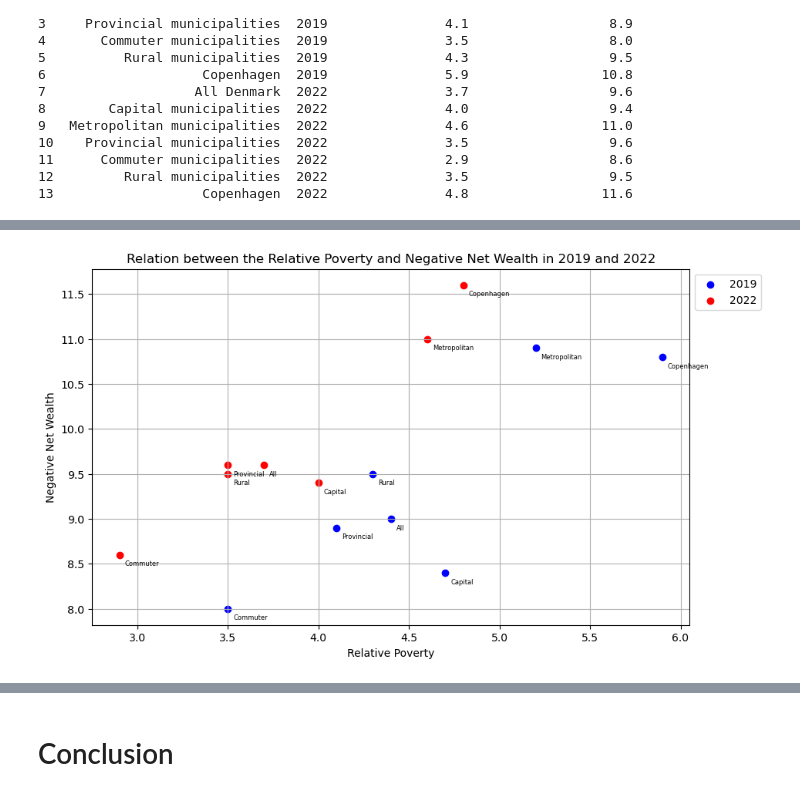
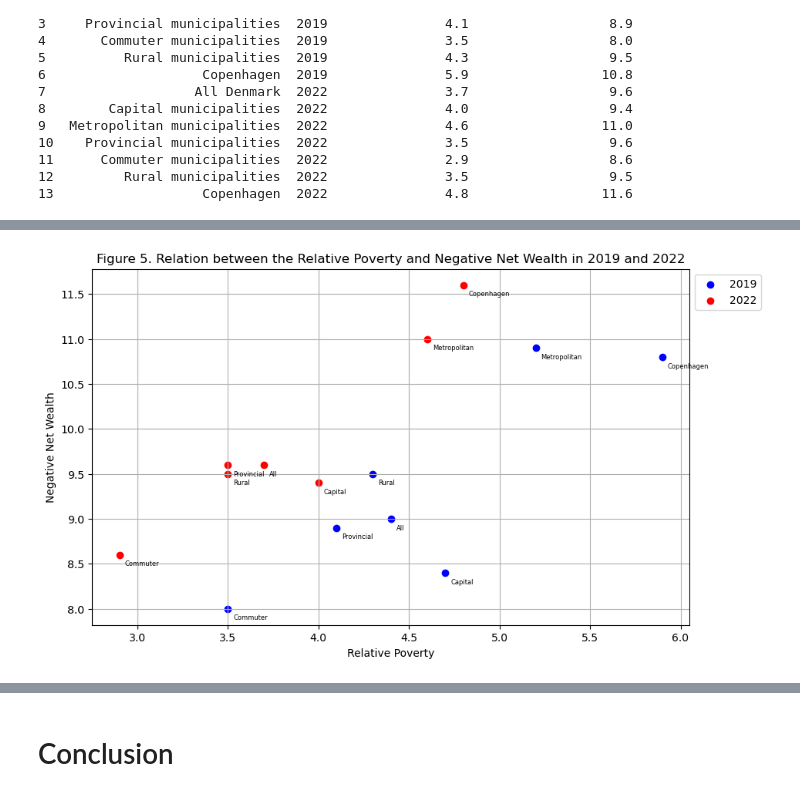
Before and after one commit to NumEconCopenhagen/projects-2024-petra-maritza-noah, a Jupyter notebook: dataproject/Maritza.ipynb, the cells around one changed output, grey strips where cells are left out. Cells and saved outputs as stored; diff of their text form; code cells hidden in the pictures.

Commit message:
new changes graph RP vs NNW

```diff
--- a/dataproject/Maritza.ipynb
+++ b/dataproject/Maritza.ipynb
@@ -493,4 +425,6 @@ plt.show()
 # %%
+#Ploting the relative poverty and negative net wealth for 2019 and 2022
+
 rp_nnw = merged_rp_nnw
 rp_nnw_2019 = merged_rp_nnw[merged_rp_nnw['year'] == 2019]
 rp_nnw_2022 = merged_rp_nnw[merged_rp_nnw['year'] == 2022]
@@ -498,32 +432,32 @@ rp_nnw_2022 = merged_rp_nnw[merged_rp_nnw['year'] == 2022]
 # Extract variables for 2019
 location_2019 = rp_nnw_2019['location']
 relative_poverty_2019 = rp_nnw_2019['relative_poverty']
 negative_net_wealth_2019 = rp_nnw_2019['negative_net_wealth']
 
 # Extract variables for 2022
 location_2022 = rp_nnw_2022['location']
 relative_poverty_2022 = rp_nnw_2022['relative_poverty']
 negative_net_wealth_2022 = rp_nnw_2022['negative_net_wealth']
 
 # Plot scatter plot for 2019 (blue color)
 plt.figure(figsize=(10, 6))
 plt.scatter(relative_poverty_2019, negative_net_wealth_2019, color='blue', label='2019')
 
 # Plot scatter plot for 2022 (red color)
 plt.scatter(relative_poverty_2022, negative_net_wealth_2022, color='red', label='2022')
 
 for i, txt in enumerate(location_2019):
     plt.annotate(txt.split()[0], (relative_poverty_2019.iloc[i], negative_net_wealth_2019.iloc[i]), fontsize=6, xytext=(5,-10), textcoords='offset points')
 
 # Annotate each point with the corresponding location for 2022
 for i, txt in enumerate(location_2022):
     plt.annotate(txt.split()[0], (relative_poverty_2022.iloc[i], negative_net_wealth_2022.iloc[i]), fontsize=6, xytext=(5,-10), textcoords='offset points')
 
 plt.grid(True)
-plt.title('Relation between the Relative Poverty and Negative Net Wealth in 2019 and 2022')
+plt.title('Figure 5. Relation between the Relative Poverty and Negative Net Wealth in 2019 and 2022')
 plt.xlabel('Relative Poverty')
 plt.ylabel('Negative Net Wealth')
 plt.legend(loc='upper left', bbox_to_anchor=(1, 1))
 plt.show()
 # %% [output]
-[figure, old version]
+[figure, new version]
```
Also changed, not shown: parts of 6 cells of this notebook.
